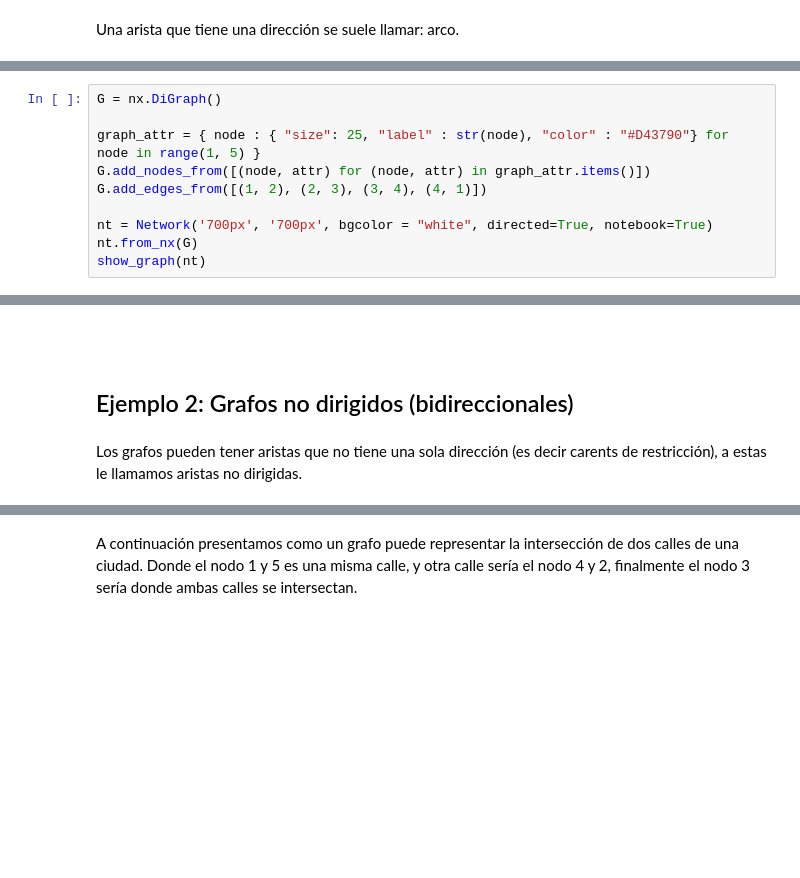
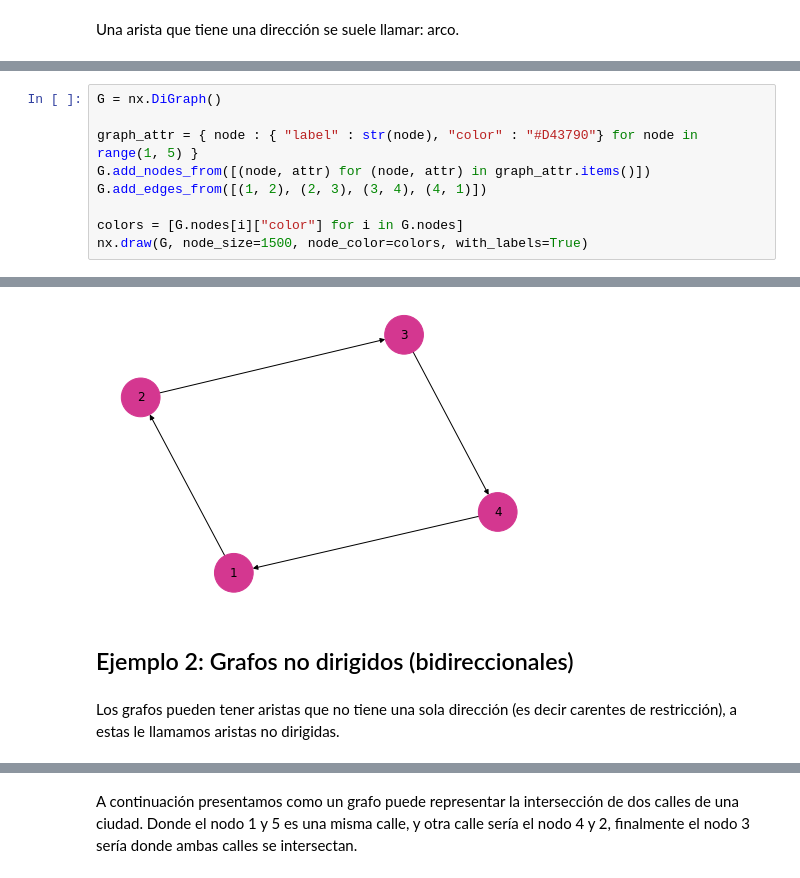
Before and after one commit to camilochs/taller-pycones2022-redes-complejas, a Jupyter notebook: notebook/taller.ipynb, the cells around one changed output, grey strips where cells are left out. Drawn from its saved outputs; the diff is of its cells as text; blank space fills up the shorter version.

```diff
--- a/notebook/taller.ipynb
+++ b/notebook/taller.ipynb
@@ -68,11 +67,10 @@ show_graph(nt)
 # %%
 G = nx.DiGraph()
 
-graph_attr = { node : { "size": 25, "label" : str(node), "color" : "#D43790"} for node in range(1, 5) }
+graph_attr = { node : { "label" : str(node), "color" : "#D43790"} for node in range(1, 5) }
 G.add_nodes_from([(node, attr) for (node, attr) in graph_attr.items()])
 G.add_edges_from([(1, 2), (2, 3), (3, 4), (4, 1)])
 
-nt = Network('700px', '700px', bgcolor = "white", directed=True, notebook=True)
-nt.from_nx(G)
-show_graph(nt)
+colors = [G.nodes[i]["color"] for i in G.nodes]
+nx.draw(G, node_size=1500, node_color=colors, with_labels=True)
 # %% [output]
@@ -80,8 +77,7 @@ show_graph(nt)
+[figure, added]
-# %% [markdown]
-####
 # %% [markdown]
 ## Ejemplo 2: Grafos no dirigidos (bidireccionales)
 # %% [markdown]
-Los grafos pueden tener aristas que no tiene una sola dirección (es decir carents de restricción), a estas le llamamos aristas no dirigidas.
+Los grafos pueden tener aristas que no tiene una sola dirección (es decir carentes de restricción), a estas le llamamos aristas no dirigidas.
 # %%
 G = nx.Graph()
```
Also changed, not shown: parts of 77 cells of this notebook, 1 other file.
